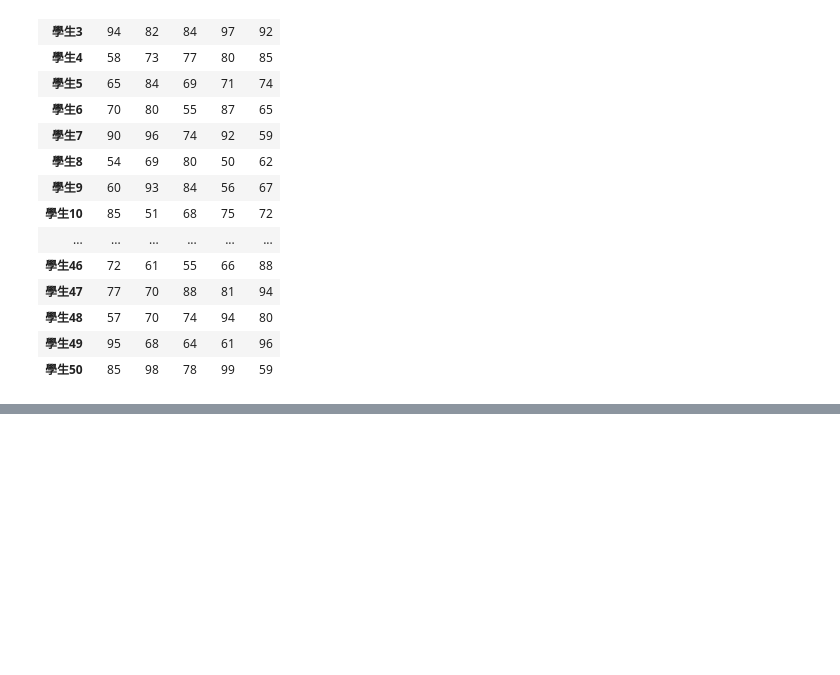
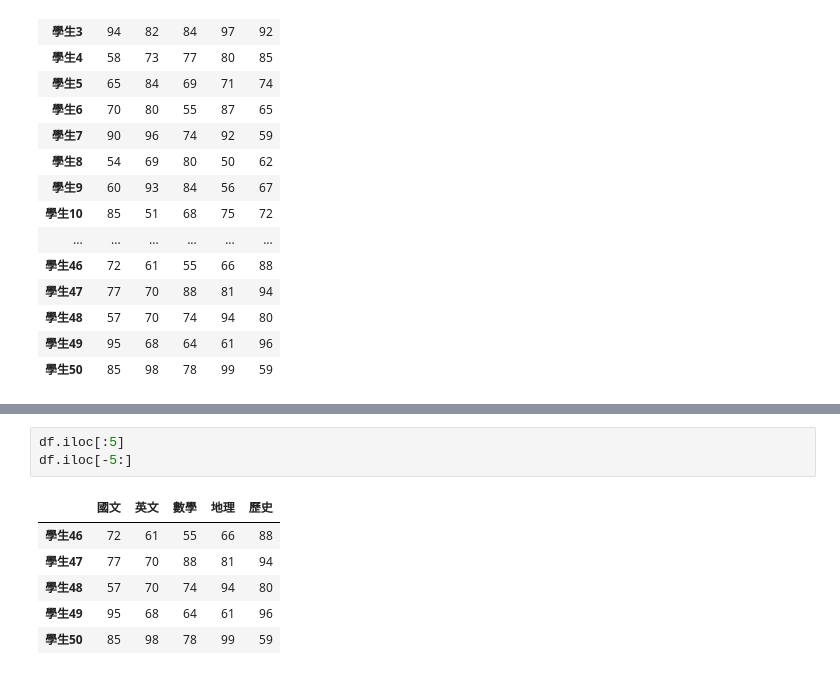
Before and after one commit to kunhu0731/newrepo, a Jupyter notebook: lesson15/lesson15_4.ipynb, the cells around one changed output, grey strips where cells are left out. Cells and saved outputs as stored; diff of their text form; blank space fills up the shorter version.

```diff
--- a/lesson15/lesson15_4.ipynb
+++ b/lesson15/lesson15_4.ipynb
@@ -49,0 +90,10 @@ df
+# %%
+df.iloc[:5]
+df.iloc[-5:]
+# %% [output]
+|  | 國文 | 英文 | 數學 | 地理 | 歷史 |
+| 學生46 | 72 | 61 | 55 | 66 | 88 |
+| 學生47 | 77 | 70 | 88 | 81 | 94 |
+| 學生48 | 57 | 70 | 74 | 94 | 80 |
+| 學生49 | 95 | 68 | 64 | 61 | 96 |
+| 學生50 | 85 | 98 | 78 | 99 | 59 |
```
Also changed, not shown: parts of 8 cells of this notebook.
